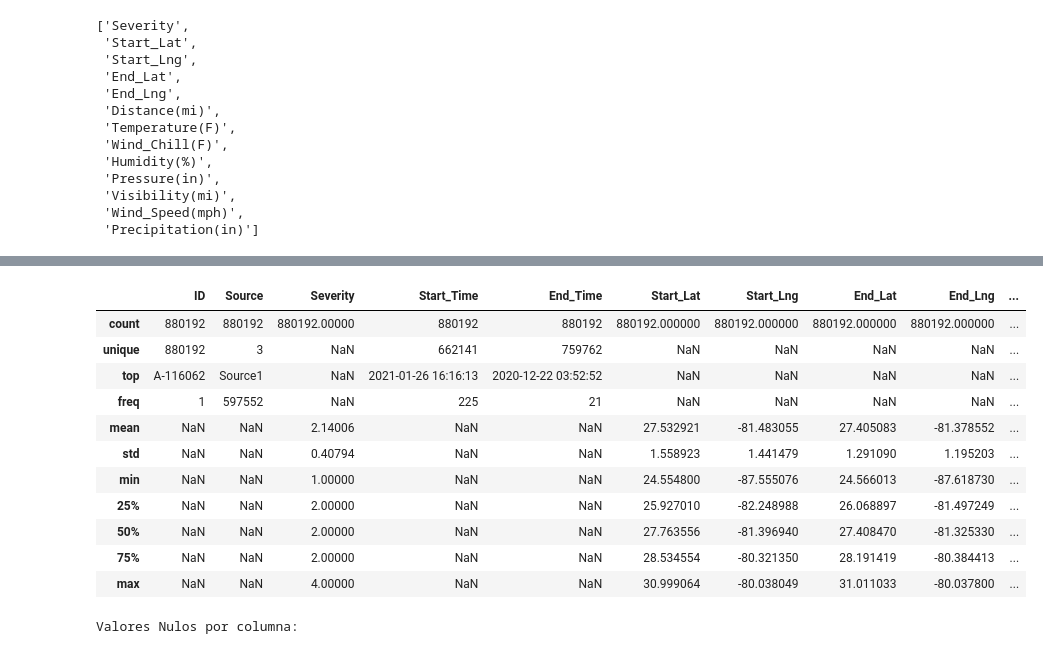
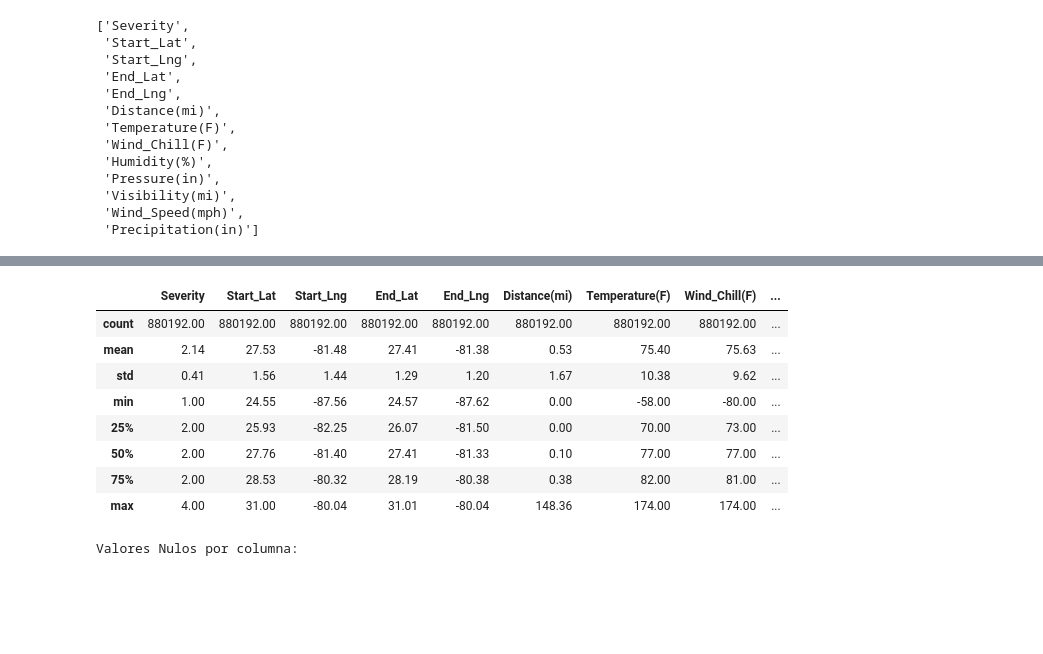
Before and after one commit to edegraciab/final_project, a Jupyter notebook: notebooks/03.EDA_FL.ipynb, the cells around one changed output, grey strips where cells are left out. Drawn from its saved outputs; the diff is of its cells as text; code cells hidden in the pictures; blank space fills up the shorter version.

```diff
--- a/notebooks/03.EDA_FL.ipynb
+++ b/notebooks/03.EDA_FL.ipynb
@@ -7,6 +7,9 @@ import plotly.express as px
 # %%
 pd.set_option('display.max_colwidth', None)
 pd.set_option('display.max_columns', None)
+
+# format all floating-point numbers to 2 decimal places when displaying them in tables
+pd.set_option('display.float_format', lambda x: '%.2f' % x)
 # %%
 csv_file = 'data/US_Accidents_FL.csv'
 
@@ -143,20 +173,17 @@ Data columns (total 46 columns):
 dtypes: bool(13), float64(12), int64(1), object(20)
 memory usage: 232.5+ MB
 # %%
-traffic_accidents_raw.describe(include='all')
+traffic_accidents_raw.describe()
 # %% [output]
-|  | ID | Source | Severity | Start_Time | End_Time | Start_Lat | Start_Lng | End_Lat | End_Lng | ... |
-| count | 880192 | 880192 | 880192.00000 | 880192 | 880192 | 880192.000000 | 880192.000000 | 880192.000000 | 880192.000000 | ... |
-| unique | 880192 | 3 | NaN | 662141 | 759762 | NaN | NaN | NaN | NaN | ... |
-| top | A-116062 | Source1 | NaN | 2021-01-26 16:16:13 | 2020-12-22 03:52:52 | NaN | NaN | NaN | NaN | ... |
-| freq | 1 | 597552 | NaN | 225 | 21 | NaN | NaN | NaN | NaN | ... |
-| mean | NaN | NaN | 2.14006 | NaN | NaN | 27.532921 | -81.483055 | 27.405083 | -81.378552 | ... |
-| std | NaN | NaN | 0.40794 | NaN | NaN | 1.558923 | 1.441479 | 1.291090 | 1.195203 | ... |
-| min | NaN | NaN | 1.00000 | NaN | NaN | 24.554800 | -87.555076 | 24.566013 | -87.618730 | ... |
-| 25% | NaN | NaN | 2.00000 | NaN | NaN | 25.927010 | -82.248988 | 26.068897 | -81.497249 | ... |
-| 50% | NaN | NaN | 2.00000 | NaN | NaN | 27.763556 | -81.396940 | 27.408470 | -81.325330 | ... |
-| 75% | NaN | NaN | 2.00000 | NaN | NaN | 28.534554 | -80.321350 | 28.191419 | -80.384413 | ... |
-| max | NaN | NaN | 4.00000 | NaN | NaN | 30.999064 | -80.038049 | 31.011033 | -80.037800 | ... |
+|  | Severity | Start_Lat | Start_Lng | End_Lat | End_Lng | Distance(mi) | Temperature(F) | Wind_Chill(F) | ... |
+| count | 880192.00 | 880192.00 | 880192.00 | 880192.00 | 880192.00 | 880192.00 | 880192.00 | 880192.00 | ... |
+| mean | 2.14 | 27.53 | -81.48 | 27.41 | -81.38 | 0.53 | 75.40 | 75.63 | ... |
+| std | 0.41 | 1.56 | 1.44 | 1.29 | 1.20 | 1.67 | 10.38 | 9.62 | ... |
+| min | 1.00 | 24.55 | -87.56 | 24.57 | -87.62 | 0.00 | -58.00 | -80.00 | ... |
+| 25% | 2.00 | 25.93 | -82.25 | 26.07 | -81.50 | 0.00 | 70.00 | 73.00 | ... |
+| 50% | 2.00 | 27.76 | -81.40 | 27.41 | -81.33 | 0.10 | 77.00 | 77.00 | ... |
+| 75% | 2.00 | 28.53 | -80.32 | 28.19 | -80.38 | 0.38 | 82.00 | 81.00 | ... |
+| max | 4.00 | 31.00 | -80.04 | 31.01 | -80.04 | 148.36 | 174.00 | 174.00 | ... |
 # %%
 print("\nValores Nulos por columna:")
 traffic_accidents_raw.isnull().sum()
```
Also changed, not shown: parts of 23 cells of this notebook.
